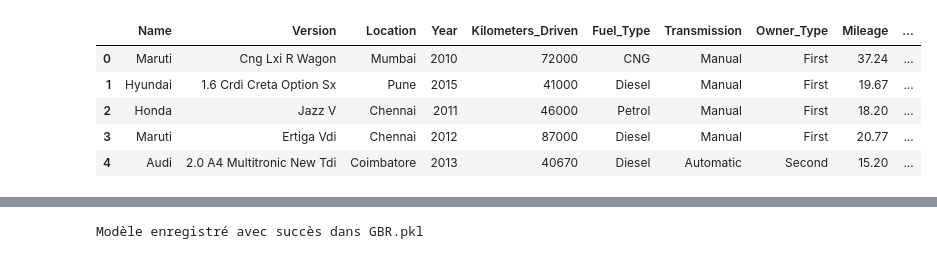
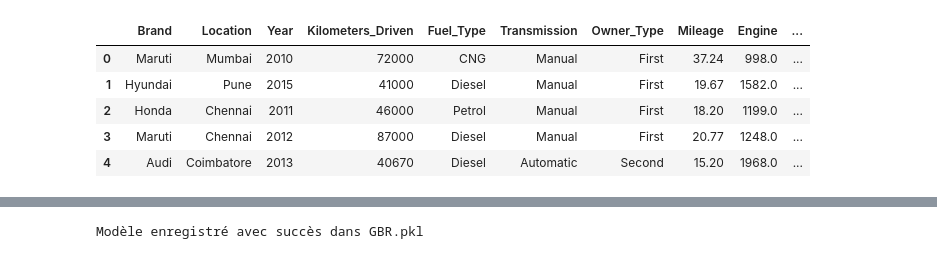
Before and after one commit to Kodascii/regression_automobile, a Jupyter notebook: nettoyage/GBR_model.ipynb, the cells around one changed output, grey strips where cells are left out. Saved outputs shown, nothing was run; the diff lists cells and outputs as text; code cells hidden in the pictures.

Commit message:
modif model et clean

```diff
--- a/nettoyage/GBR_model.ipynb
+++ b/nettoyage/GBR_model.ipynb
@@ -1,16 +1,19 @@
 # %%
 import pandas as pd
 import numpy as np
+from csv_cleaner import clean_df
 
-df = pd.read_csv('../res/clean_train.csv')
+df = pd.read_csv('../res/train.csv')
+df = clean_df(df, 100)
+df = df.drop(columns=['Model'])
 df.head()
 # %% [output]
-|  | Name | Version | Location | Year | Kilometers_Driven | Fuel_Type | Transmission | Owner_Type | Mileage | ... |
-| 0 | Maruti | Cng Lxi R Wagon | Mumbai | 2010 | 72000 | CNG | Manual | First | 37.24 | ... |
-| 1 | Hyundai | 1.6 Crdi Creta Option Sx | Pune | 2015 | 41000 | Diesel | Manual | First | 19.67 | ... |
-| 2 | Honda | Jazz V | Chennai | 2011 | 46000 | Petrol | Manual | First | 18.20 | ... |
-| 3 | Maruti | Ertiga Vdi | Chennai | 2012 | 87000 | Diesel | Manual | First | 20.77 | ... |
-| 4 | Audi | 2.0 A4 Multitronic New Tdi | Coimbatore | 2013 | 40670 | Diesel | Automatic | Second | 15.20 | ... |
+|  | Brand | Location | Year | Kilometers_Driven | Fuel_Type | Transmission | Owner_Type | Mileage | Engine | ... |
+| 0 | Maruti | Mumbai | 2010 | 72000 | CNG | Manual | First | 37.24 | 998.0 | ... |
+| 1 | Hyundai | Pune | 2015 | 41000 | Diesel | Manual | First | 19.67 | 1582.0 | ... |
+| 2 | Honda | Chennai | 2011 | 46000 | Petrol | Manual | First | 18.20 | 1199.0 | ... |
+| 3 | Maruti | Chennai | 2012 | 87000 | Diesel | Manual | First | 20.77 | 1248.0 | ... |
+| 4 | Audi | Coimbatore | 2013 | 40670 | Diesel | Automatic | Second | 15.20 | 1968.0 | ... |
 # %%
 from sklearn.model_selection import train_test_split
 
```
Also changed, not shown: parts of 5 cells of this notebook, 4 other files.
